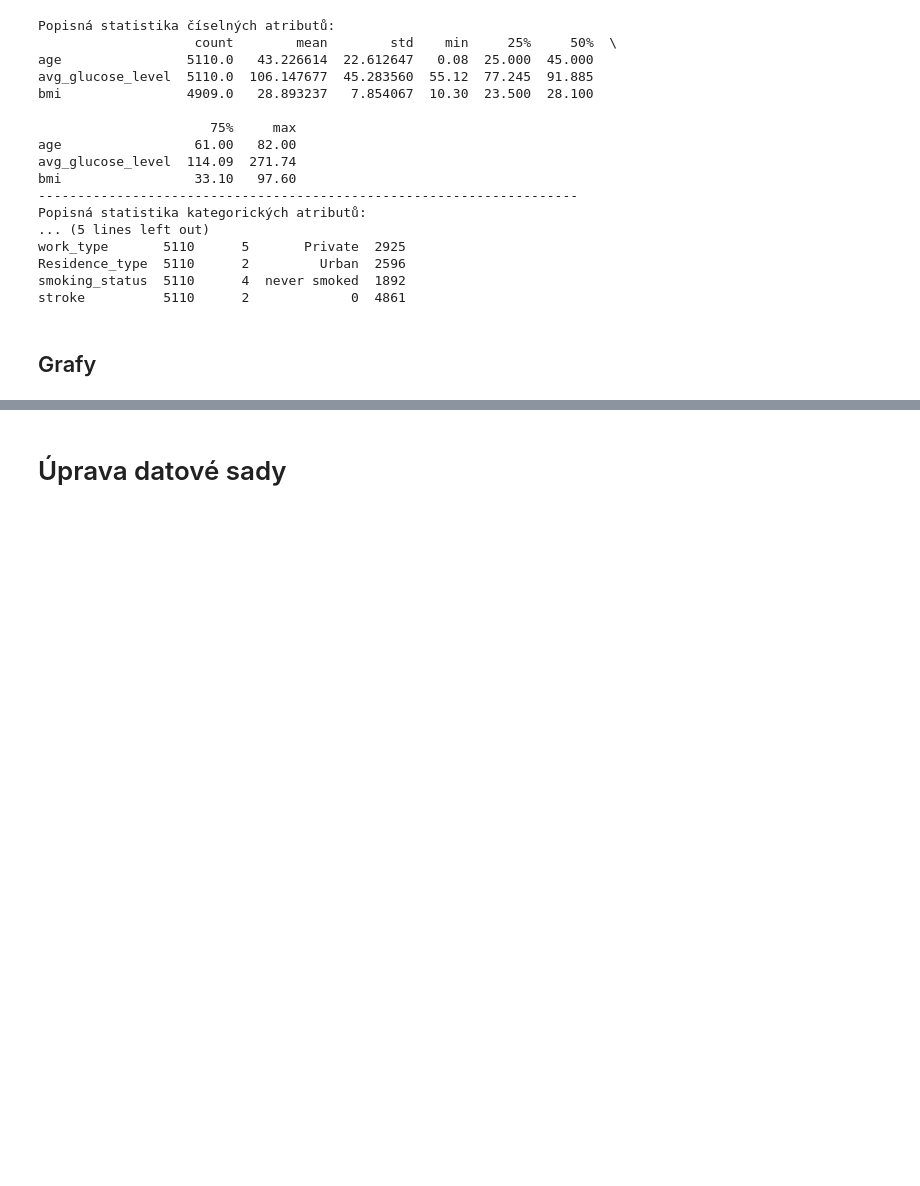
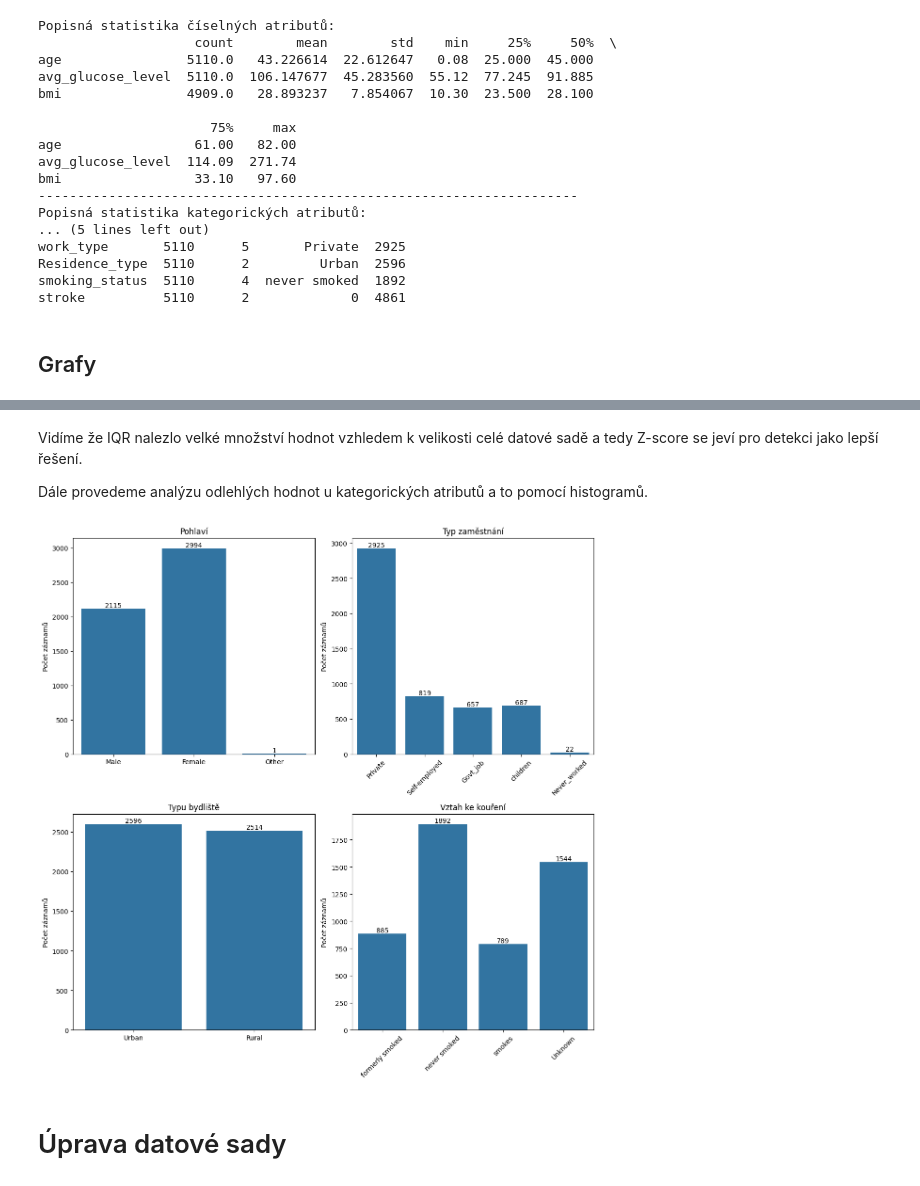
Before and after one commit to LukasKotoun/UPA, a Jupyter notebook: 3/analysis.ipynb, the cells around one changed output, grey strips where cells are left out. Cells and saved outputs as stored; diff of their text form; code cells hidden in the pictures; blank space fills up the shorter version.

Commit message:
feat: add some data analysis and editing

```diff
--- a/3/analysis.ipynb
+++ b/3/analysis.ipynb
@@ -133,2 +214,38 @@ plt.show()
+# %% [markdown]
+Vidíme že IQR nalezlo velké množství hodnot vzhledem k velikosti celé datové sadě a tedy Z-score se jeví pro detekci jako lepší řešení.
+
+Dále provedeme analýzu odlehlých hodnot u kategorických atributů a to pomocí histogramů.
+# %%
+
+fig, axes = plt.subplots(2, 2, figsize=(12, 12))
+
+sns.countplot(data=df, x='gender', ax=axes[0, 0])
+axes[0, 0].set_title("Pohlaví")
+axes[0, 0].set_ylabel('Počet záznamů')
+
+sns.countplot(data=df, x='work_type', ax=axes[0, 1])
+axes[0, 1].set_title("Typ zaměstnání")
+axes[0, 1].set_ylabel('Počet záznamů')
+axes[0, 1].tick_params(axis='x', rotation=45)
+
+sns.countplot(data=df, x='Residence_type', ax=axes[1, 0])
+axes[1, 0].set_title("Typu bydliště")
+axes[1, 0].set_ylabel('Počet záznamů')
+
+sns.countplot(data=df, x='smoking_status', ax=axes[1, 1])
+axes[1, 1].set_title("Vztah ke kouření")
+axes[1, 1].set_ylabel('Počet záznamů')
+axes[1, 1].tick_params(axis='x', rotation=45)
+
+for ax in axes.flatten():
+    for p in ax.patches:
+        ax.annotate(f'{int(p.get_height())}',
+                    (p.get_x() + p.get_width() / 2., p.get_height()),
+                    ha='center', va='bottom')
+    ax.set_xlabel('')
+plt.tight_layout()
+plt.show()
+# %% [output]
+[figure, added]
 # %% [markdown]
 # Úprava datové sady
```
Also changed, not shown: parts of 12 cells of this notebook.
